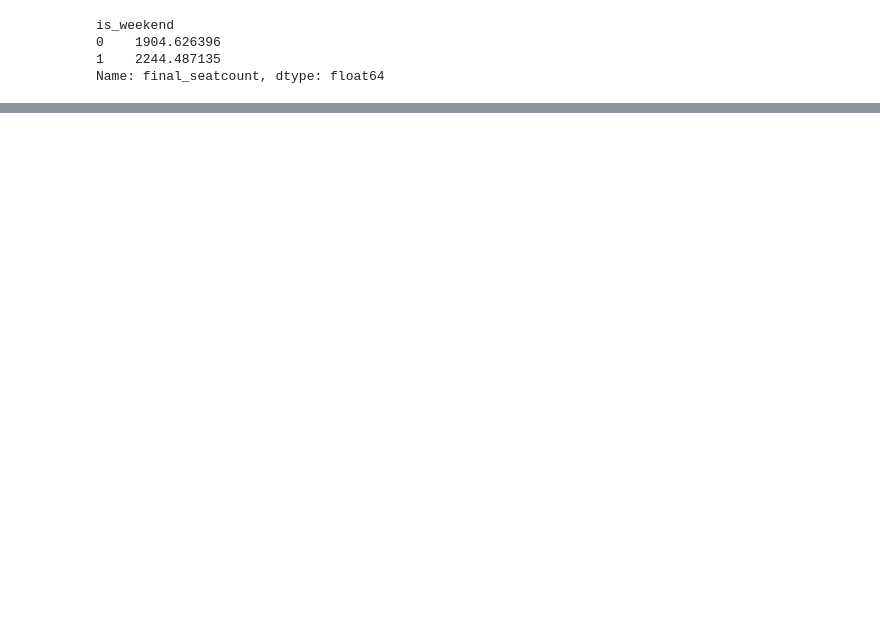
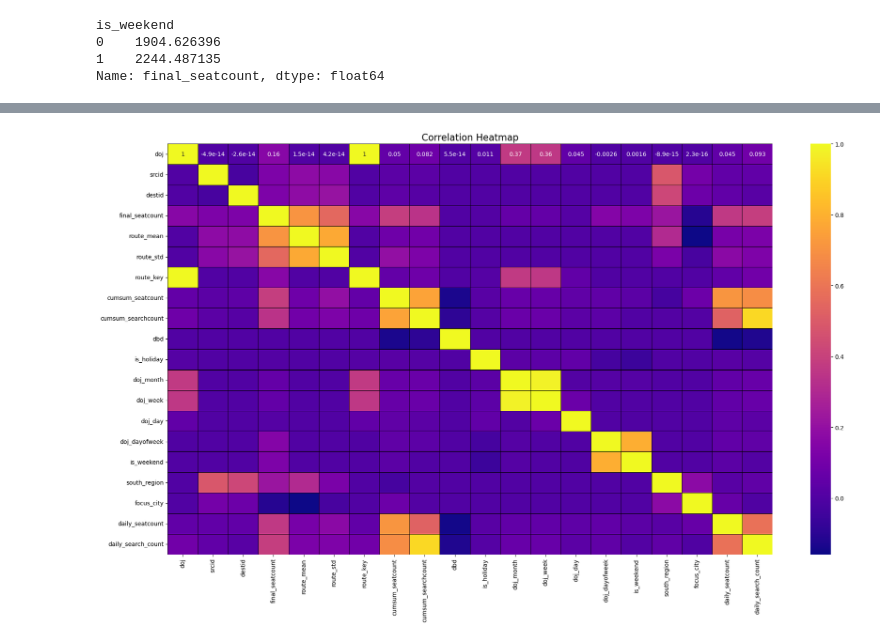
Before and after one commit to Aditya8215/RedBus-Hackathon_project, a Jupyter notebook: RedBus_Hackathon_juypter.ipynb, the cells around one changed output, grey strips where cells are left out. Saved outputs shown, nothing was run; the diff lists cells and outputs as text; code cells hidden in the pictures; blank space fills up the shorter version.

```diff
--- a/RedBus_Hackathon_juypter.ipynb
+++ b/RedBus_Hackathon_juypter.ipynb
@@ -181 +258,11 @@ df.sample(5)
+# %%
+corr = df.corr()
+
+plt.figure(figsize=(20, 12))
+sns.heatmap(corr, annot=True, cmap='plasma', linewidths=0.5, linecolor='black')
+plt.title("Correlation Heatmap", fontsize=16)
+plt.tight_layout()
+plt.show()
+# %% [output]
+[figure, added]
 # %%
```
Also changed, not shown: parts of 87 cells of this notebook, 4 other files.
